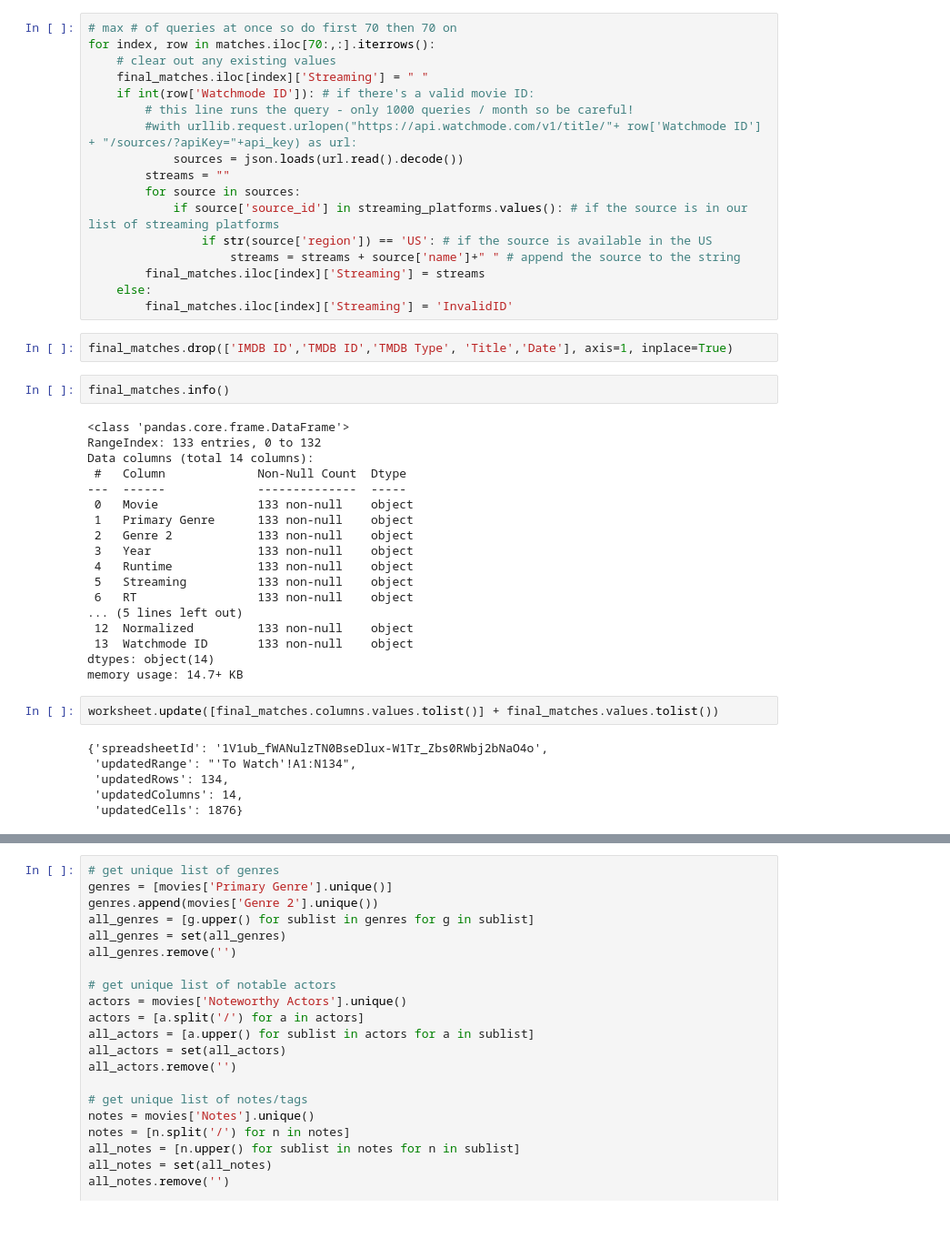
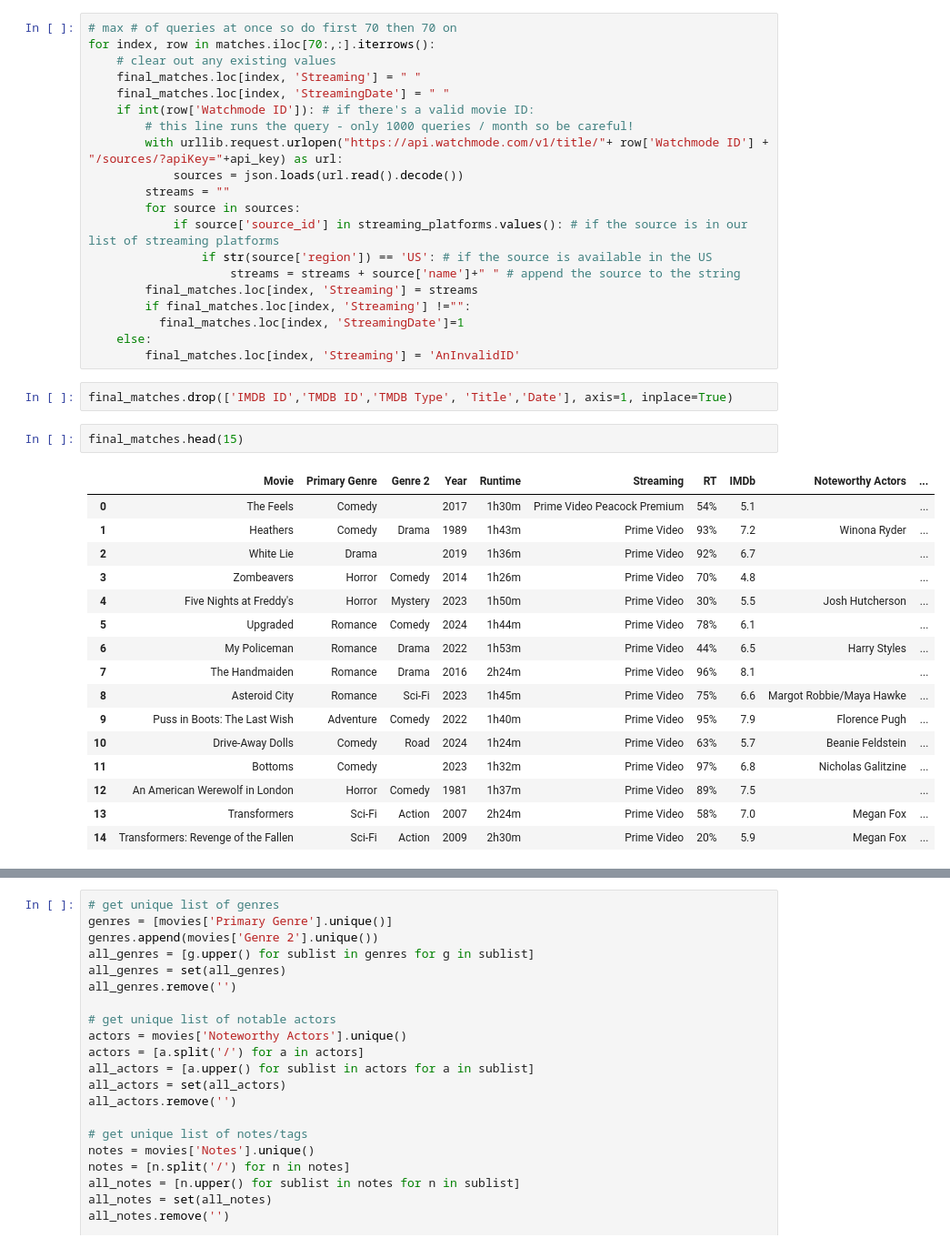
Before and after one commit to julia-e-ma/movies, a Jupyter notebook: RandomMovieGenerator.ipynb, the cells around one changed output, grey strips where cells are left out. Shown at 91% size. Saved outputs shown, nothing was run; the diff lists cells and outputs as text; blank space fills up the shorter version.

```diff
--- a/RandomMovieGenerator.ipynb
+++ b/RandomMovieGenerator.ipynb
@@ -132,46 +147,40 @@ for index, row in matches.iloc[0:70,:].iterrows():
 # max # of queries at once so do first 70 then 70 on
 for index, row in matches.iloc[70:,:].iterrows():
     # clear out any existing values
-    final_matches.iloc[index]['Streaming'] = " "
+    final_matches.loc[index, 'Streaming'] = " "
+    final_matches.loc[index, 'StreamingDate'] = " "
     if int(row['Watchmode ID']): # if there's a valid movie ID:
         # this line runs the query - only 1000 queries / month so be careful!
-        #with urllib.request.urlopen("https://api.watchmode.com/v1/title/"+ row['Watchmode ID'] + "/sources/?apiKey="+api_key) as url:
+        with urllib.request.urlopen("https://api.watchmode.com/v1/title/"+ row['Watchmode ID'] + "/sources/?apiKey="+api_key) as url:
             sources = json.loads(url.read().decode())
         streams = ""
         for source in sources:
             if source['source_id'] in streaming_platforms.values(): # if the source is in our list of streaming platforms
                 if str(source['region']) == 'US': # if the source is available in the US
                     streams = streams + source['name']+" " # append the source to the string
-        final_matches.iloc[index]['Streaming'] = streams
+        final_matches.loc[index, 'Streaming'] = streams
+        if final_matches.loc[index, 'Streaming'] !="":
+          final_matches.loc[index, 'StreamingDate']=1
     else:
-        final_matches.iloc[index]['Streaming'] = 'InvalidID'
+        final_matches.loc[index, 'Streaming'] = 'AnInvalidID'
 # %%
 final_matches.drop(['IMDB ID','TMDB ID','TMDB Type', 'Title','Date'], axis=1, inplace=True)
-# %%
-final_matches.info()
-# %% [output]
-<class 'pandas.core.frame.DataFrame'>
-RangeIndex: 133 entries, 0 to 132
-Data columns (total 14 columns):
- #   Column             Non-Null Count  Dtype
----  ------             --------------  -----
- 0   Movie              133 non-null    object
- 1   Primary Genre      133 non-null    object
- 2   Genre 2            133 non-null    object
- 3   Year               133 non-null    object
- 4   Runtime            133 non-null    object
- 5   Streaming          133 non-null    object
- 6   RT                 133 non-null    object
-... (5 lines left out)
- 12  Normalized         133 non-null    object
- 13  Watchmode ID       133 non-null    object
-dtypes: object(14)
-memory usage: 14.7+ KB
-# %%
-worksheet.update([final_matches.columns.values.tolist()] + final_matches.values.tolist())
-# %% [output]
-{'spreadsheetId': '1V1ub_fWANulzTN0BseDlux-W1Tr_Zbs0RWbj2bNaO4o',
- 'updatedRange': "'To Watch'!A1:N134",
- 'updatedRows': 134,
- 'updatedColumns': 14,
- 'updatedCells': 1876}
+# %%
+final_matches.head(15)
+# %% [output]
+|  | Movie | Primary Genre | Genre 2 | Year | Runtime | Streaming | RT | IMDb | Noteworthy Actors | ... |
+| 0 | The Feels | Comedy |  | 2017 | 1h30m | Prime Video Peacock Premium | 54% | 5.1 |  | ... |
+| 1 | Heathers | Comedy | Drama | 1989 | 1h43m | Prime Video | 93% | 7.2 | Winona Ryder | ... |
+| 2 | White Lie | Drama |  | 2019 | 1h36m | Prime Video | 92% | 6.7 |  | ... |
+| 3 | Zombeavers | Horror | Comedy | 2014 | 1h26m | Prime Video | 70% | 4.8 |  | ... |
+| 4 | Five Nights at Freddy's | Horror | Mystery | 2023 | 1h50m | Prime Video | 30% | 5.5 | Josh Hutcherson | ... |
+| 5 | Upgraded | Romance | Comedy | 2024 | 1h44m | Prime Video | 78% | 6.1 |  | ... |
+| 6 | My Policeman | Romance | Drama | 2022 | 1h53m | Prime Video | 44% | 6.5 | Harry Styles | ... |
+| 7 | The Handmaiden | Romance | Drama | 2016 | 2h24m | Prime Video | 96% | 8.1 |  | ... |
+| 8 | Asteroid City | Romance | Sci-Fi | 2023 | 1h45m | Prime Video | 75% | 6.6 | Margot Robbie/Maya Hawke | ... |
+| 9 | Puss in Boots: The Last Wish | Adventure | Comedy | 2022 | 1h40m | Prime Video | 95% | 7.9 | Florence Pugh | ... |
+| 10 | Drive-Away Dolls | Comedy | Road | 2024 | 1h24m | Prime Video | 63% | 5.7 | Beanie Feldstein | ... |
+| 11 | Bottoms | Comedy |  | 2023 | 1h32m | Prime Video | 97% | 6.8 | Nicholas Galitzine | ... |
+| 12 | An American Werewolf in London | Horror | Comedy | 1981 | 1h37m | Prime Video | 89% | 7.5 |  | ... |
+| 13 | Transformers | Sci-Fi | Action | 2007 | 2h24m | Prime Video | 58% | 7.0 | Megan Fox | ... |
+| 14 | Transformers: Revenge of the Fallen | Sci-Fi | Action | 2009 | 2h30m | Prime Video | 20% | 5.9 | Megan Fox | ... |
```
Also changed, not shown: parts of 16 cells of this notebook.
